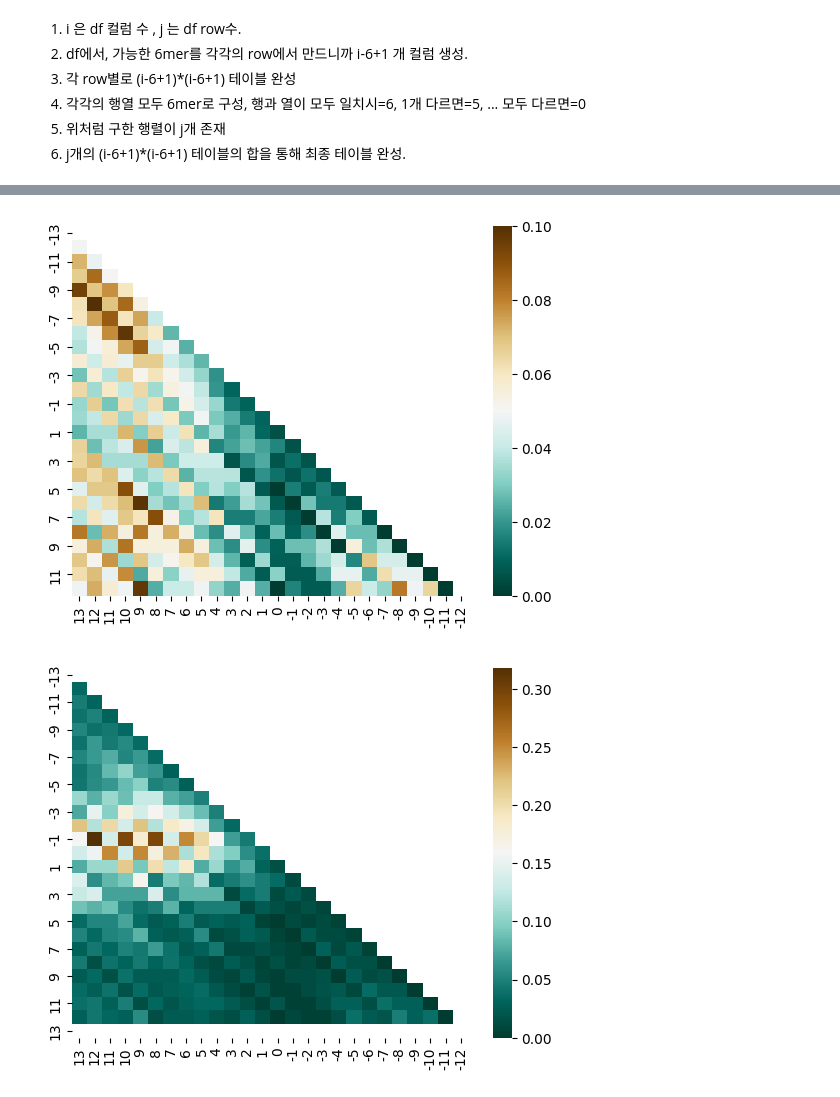
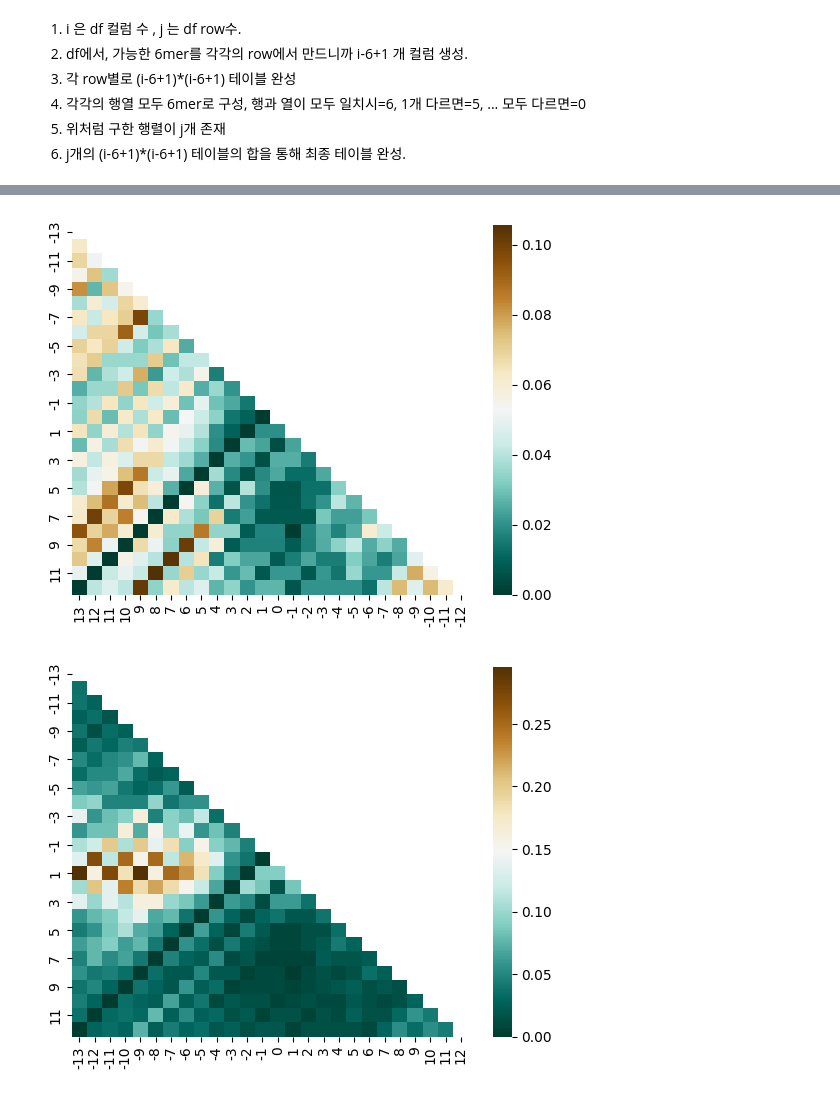
Before and after one commit to WoobeenJeong/miRNA_motif_finding, a Jupyter notebook: Project_006.ipynb, the cells around one changed output, grey strips where cells are left out. Drawn from its saved outputs; the diff is of its cells as text; code cells hidden in the pictures.

```diff
--- a/Project_006.ipynb
+++ b/Project_006.ipynb
@@ -650,7 +669,7 @@ import pandas as pd
 import seaborn as sns
 import matplotlib.pyplot as plt
 
-df_final.columns = range(13, -13, -1)
+df_final.columns = range(-13, 13)
 df_final.index = range(-13, 13)
 
 relative_frequencies = df_final.div(df_final.sum(axis=0), axis=1)
@@ -663,24 +682,24 @@ plt.show()
 # %%
 import pandas as pd
 import seaborn as sns
 import matplotlib.pyplot as plt
 
-df_final.columns = range(13, -13, -1)
+df_final.columns = range(-13, 13)
 df_final.index = range(-13, 13)
 
 relative_frequencies = df_final.div(df_final.sum(axis=1), axis=0)
 
 mask = np.triu(np.ones_like(relative_frequencies , dtype=bool))
 sns.heatmap(relative_frequencies , mask=mask, annot=False, cmap="BrBG_r")
 plt.show()
 # %% [output]
-[figure, old version]
+[figure, new version]
 # %%
 import pandas as pd
 import seaborn as sns
 import matplotlib.pyplot as plt
 
-df_final.columns = range(13, -13, -1)
+df_final.columns = range(-13, 13)
 df_final.index = range(-13, 13)
 
 relative_frequencies = df_final.div(df_final.sum(axis=0), axis=0)
@@ -689,7 +708,7 @@ mask = np.triu(np.ones_like(relative_frequencies , dtype=bool))
 sns.heatmap(relative_frequencies , mask=mask, annot=False, cmap="BrBG_r")
 plt.show()
 # %% [output]
-[figure, old version]
+[figure, new version]
 # %%
 import pandas as pd
 import seaborn as sns
```
Also changed, not shown: parts of 3 cells of this notebook.
